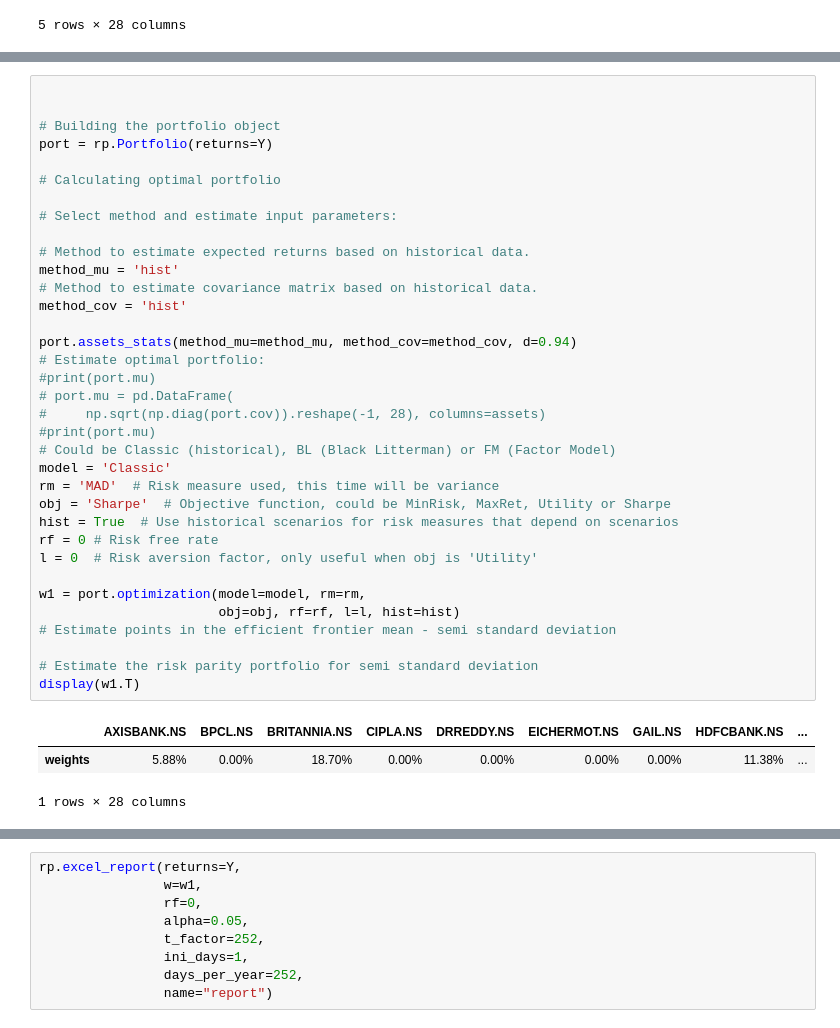
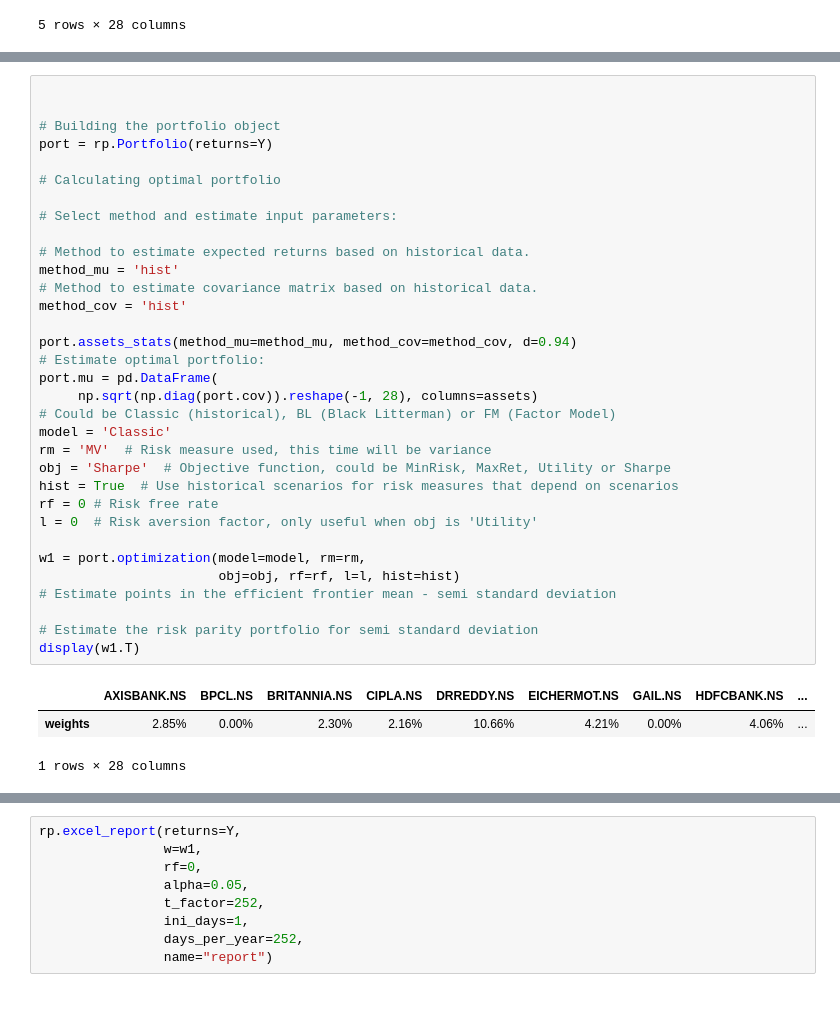
Before and after one commit to Divyanshu-info/Portfolio-Optimization, a Jupyter notebook: Final/MD_opt.ipynb, the cells around one changed output, grey strips where cells are left out. Saved outputs shown, nothing was run; the diff lists cells and outputs as text.

```diff
--- a/Final/MD_opt.ipynb
+++ b/Final/MD_opt.ipynb
@@ -51,39 +51,37 @@ display(prices.dropna().head())
 
 # Building the portfolio object
 port = rp.Portfolio(returns=Y)
 
 # Calculating optimal portfolio
 
 # Select method and estimate input parameters:
 
 # Method to estimate expected returns based on historical data.
 method_mu = 'hist'
 # Method to estimate covariance matrix based on historical data.
 method_cov = 'hist'
 
 port.assets_stats(method_mu=method_mu, method_cov=method_cov, d=0.94)
 # Estimate optimal portfolio:
-#print(port.mu)
-# port.mu = pd.DataFrame(
-#     np.sqrt(np.diag(port.cov)).reshape(-1, 28), columns=assets)
-#print(port.mu)
+port.mu = pd.DataFrame(
+     np.sqrt(np.diag(port.cov)).reshape(-1, 28), columns=assets)
 # Could be Classic (historical), BL (Black Litterman) or FM (Factor Model)
 model = 'Classic'
-rm = 'MAD'  # Risk measure used, this time will be variance
+rm = 'MV'  # Risk measure used, this time will be variance
 obj = 'Sharpe'  # Objective function, could be MinRisk, MaxRet, Utility or Sharpe
 hist = True  # Use historical scenarios for risk measures that depend on scenarios
 rf = 0 # Risk free rate
 l = 0  # Risk aversion factor, only useful when obj is 'Utility'
 
 w1 = port.optimization(model=model, rm=rm,
                        obj=obj, rf=rf, l=l, hist=hist)
 # Estimate points in the efficient frontier mean - semi standard deviation
 
 # Estimate the risk parity portfolio for semi standard deviation
 display(w1.T)
 # %% [output]
 |  | AXISBANK.NS | BPCL.NS | BRITANNIA.NS | CIPLA.NS | DRREDDY.NS | EICHERMOT.NS | GAIL.NS | HDFCBANK.NS | ... |
-| weights | 5.88% | 0.00% | 18.70% | 0.00% | 0.00% | 0.00% | 0.00% | 11.38% | ... |
+| weights | 2.85% | 0.00% | 2.30% | 2.16% | 10.66% | 4.21% | 0.00% | 4.06% | ... |
 1 rows × 28 columns
 # %%
 label = 'Max Risk Adjusted Return Portfolio'  # Title of point
```
Also changed, not shown: parts of 7 cells of this notebook, 6 other files.
